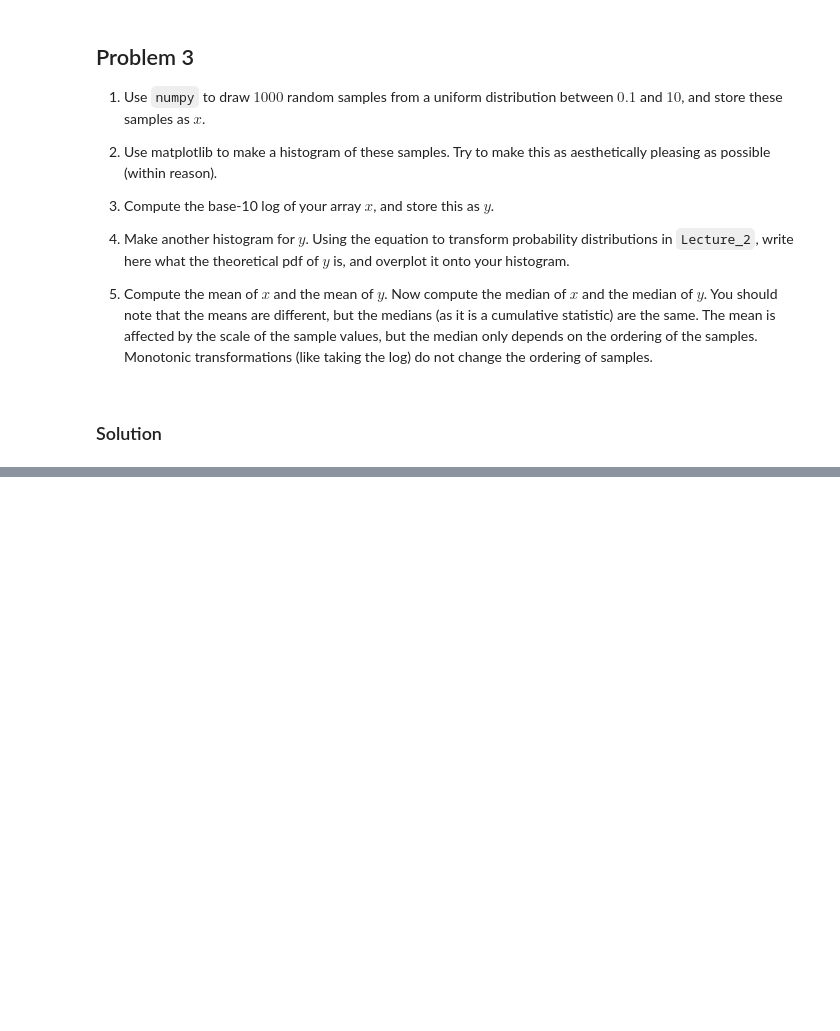
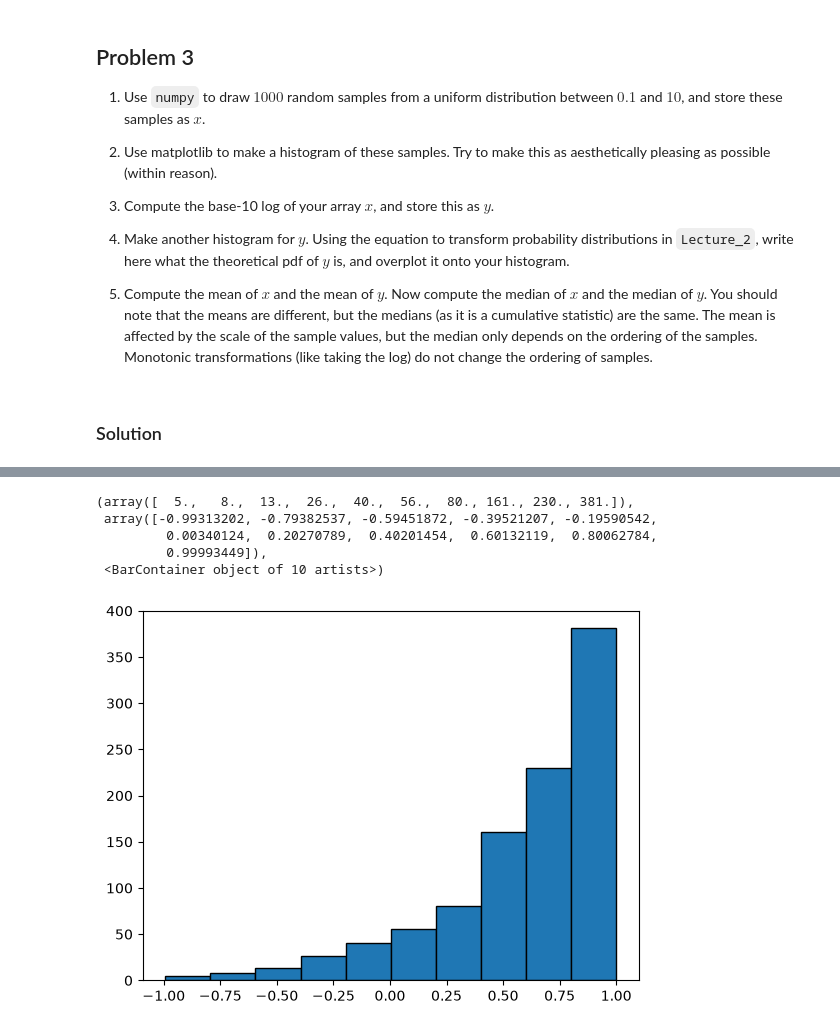
Before and after one commit to NihanPol/astrostats_ttu_fall26, a Jupyter notebook: coursework/student_folders/sydney_fowler/homework/hw1_SydneyFowler.ipynb, the cells around one changed output, grey strips where cells are left out. Cells and saved outputs as stored; diff of their text form; code cells hidden in the pictures; blank space fills up the shorter version.

```diff
--- a/coursework/student_folders/sydney_fowler/homework/hw1_SydneyFowler.ipynb
+++ b/coursework/student_folders/sydney_fowler/homework/hw1_SydneyFowler.ipynb
@@ -92,0 +117,9 @@ Either write your solution as Markdown/Latex below, or paste in a scanned image
+# %%
+plt.hist(y, edgecolor='black')
+# %% [output]
+(array([  5.,   8.,  13.,  26.,  40.,  56.,  80., 161., 230., 381.]),
+ array([-0.99313202, -0.79382537, -0.59451872, -0.39521207, -0.19590542,
+         0.00340124,  0.20270789,  0.40201454,  0.60132119,  0.80062784,
+         0.99993449]),
+ <BarContainer object of 10 artists>)
+[figure, added]
```
Also changed, not shown: parts of 10 cells of this notebook.
